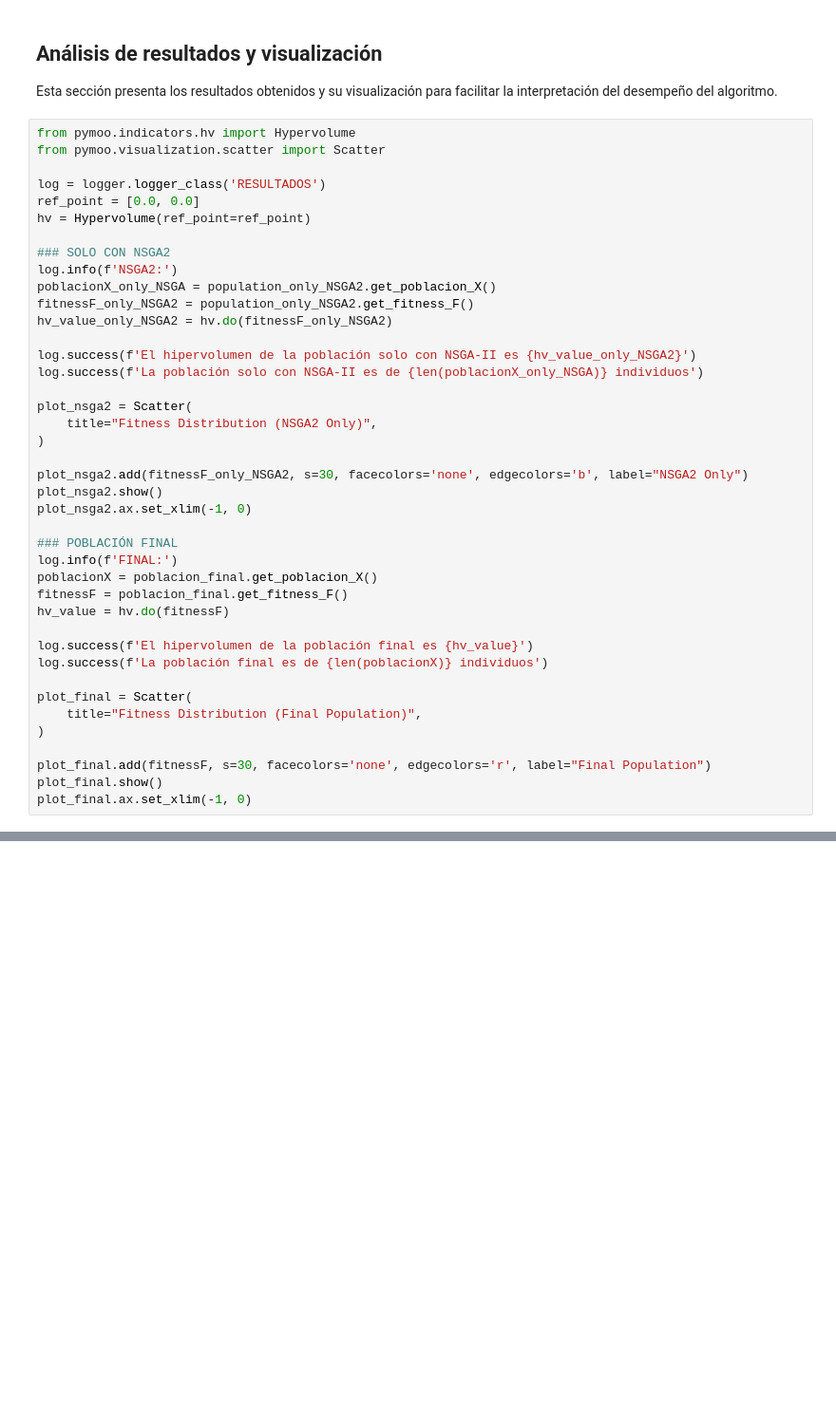
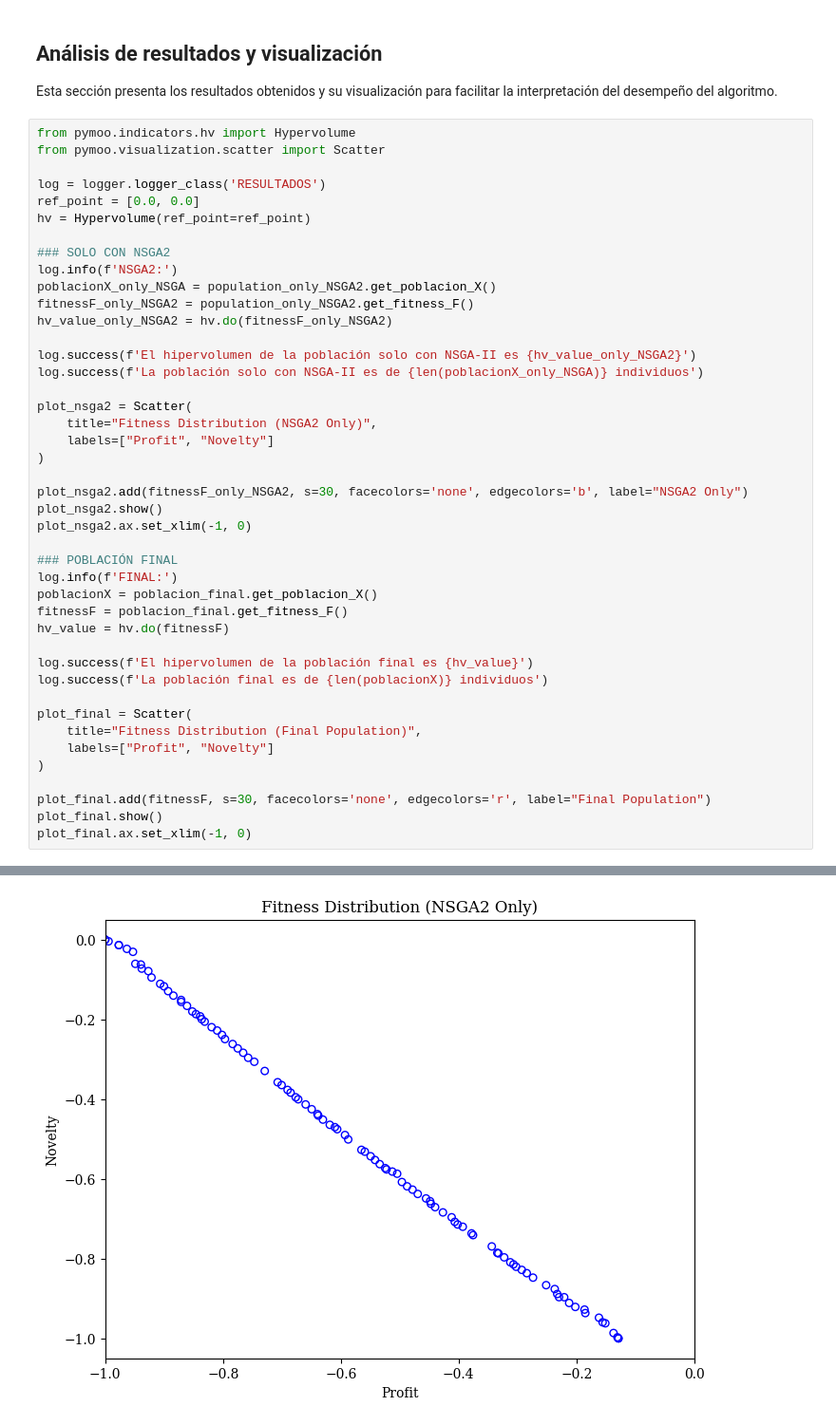
Before and after one commit to jg2kpy/tesis-prep, a Jupyter notebook: src/HP-MOEA/HP_MOEA.ipynb, the cells around one changed output, grey strips where cells are left out. Shown at 95% size. Cells and saved outputs as stored; diff of their text form; blank space fills up the shorter version.

```diff
--- a/src/HP-MOEA/HP_MOEA.ipynb
+++ b/src/HP-MOEA/HP_MOEA.ipynb
@@ -856,6 +944,7 @@ log.success(f'La población solo con NSGA-II es de {len(poblacionX_only_NSGA)} i
 
 plot_nsga2 = Scatter(
     title="Fitness Distribution (NSGA2 Only)",
+    labels=["Profit", "Novelty"]
 )
 
 plot_nsga2.add(fitnessF_only_NSGA2, s=30, facecolors='none', edgecolors='b', label="NSGA2 Only")
@@ -873,8 +962,10 @@ log.success(f'La población final es de {len(poblacionX)} individuos')
 
 plot_final = Scatter(
     title="Fitness Distribution (Final Population)",
+    labels=["Profit", "Novelty"]
 )
 
 plot_final.add(fitnessF, s=30, facecolors='none', edgecolors='r', label="Final Population")
 plot_final.show()
 plot_final.ax.set_xlim(-1, 0)
+# %% [output]
@@ -880,0 +979 @@ plot_final.ax.set_xlim(-1, 0)
+[figure, added]
```
Also changed, not shown: parts of 6 cells of this notebook.
